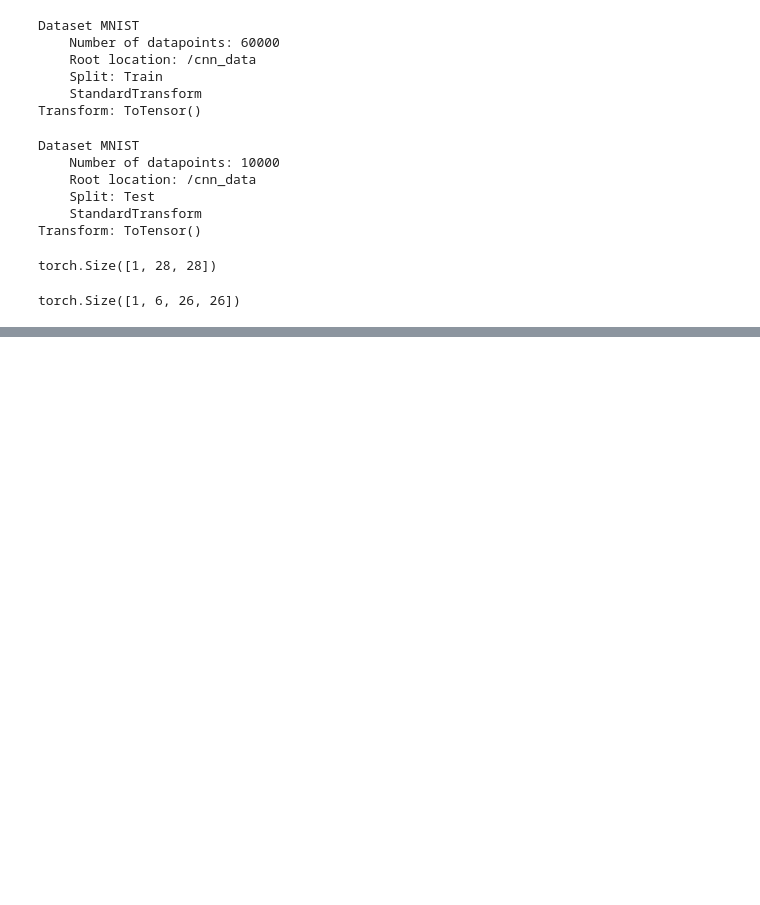
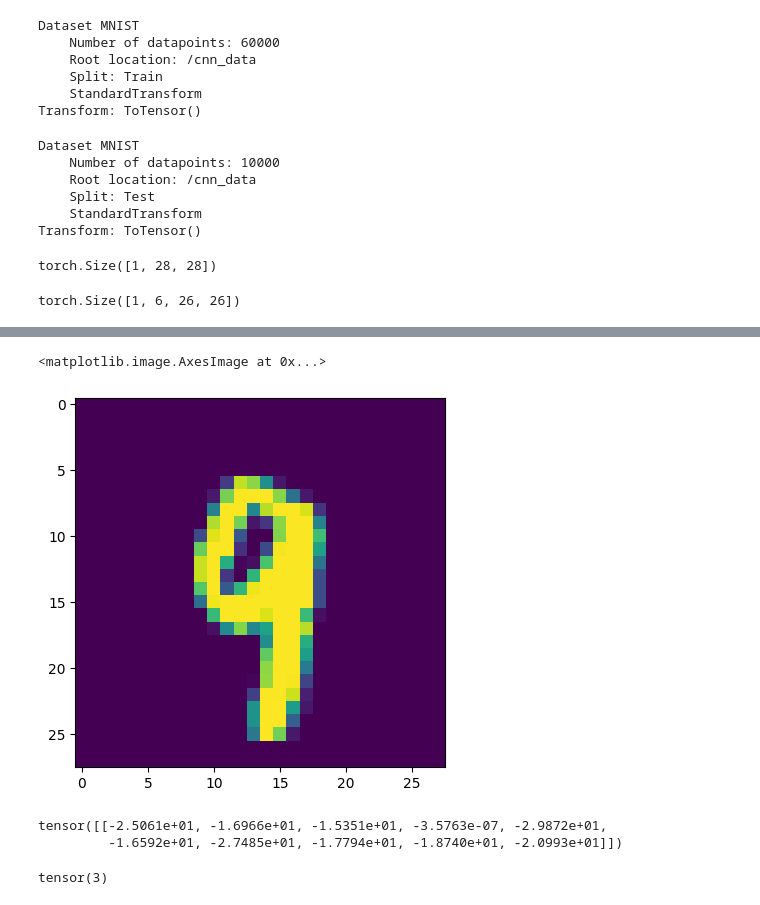
Before and after one commit to h777arsh/PyTorch-Tutorial, a Jupyter notebook: CNN.ipynb, the cells around one changed output, grey strips where cells are left out. Cells and saved outputs as stored; diff of their text form; code cells hidden in the pictures; blank space fills up the shorter version.

```diff
--- a/CNN.ipynb
+++ b/CNN.ipynb
@@ -103,0 +315,5 @@ torch.Size([1, 6, 26, 26])
+# %%
+plt.imshow(test_data[4143][0].reshape(28,28))
+# %% [output]
+<matplotlib.image.AxesImage at 0x...>
+[figure, added]
@@ -103,0 +324,9 @@ torch.Size([1, 6, 26, 26])
+# %%
+new_prediction
+# %% [output]
+tensor([[-2.5061e+01, -1.6966e+01, -1.5351e+01, -3.5763e-07, -2.9872e+01,
+         -1.6592e+01, -2.7485e+01, -1.7794e+01, -1.8740e+01, -2.0993e+01]])
+# %%
+new_prediction.argmax()
+# %% [output]
+tensor(3)
```
Also changed, not shown: parts of 19 cells of this notebook.
